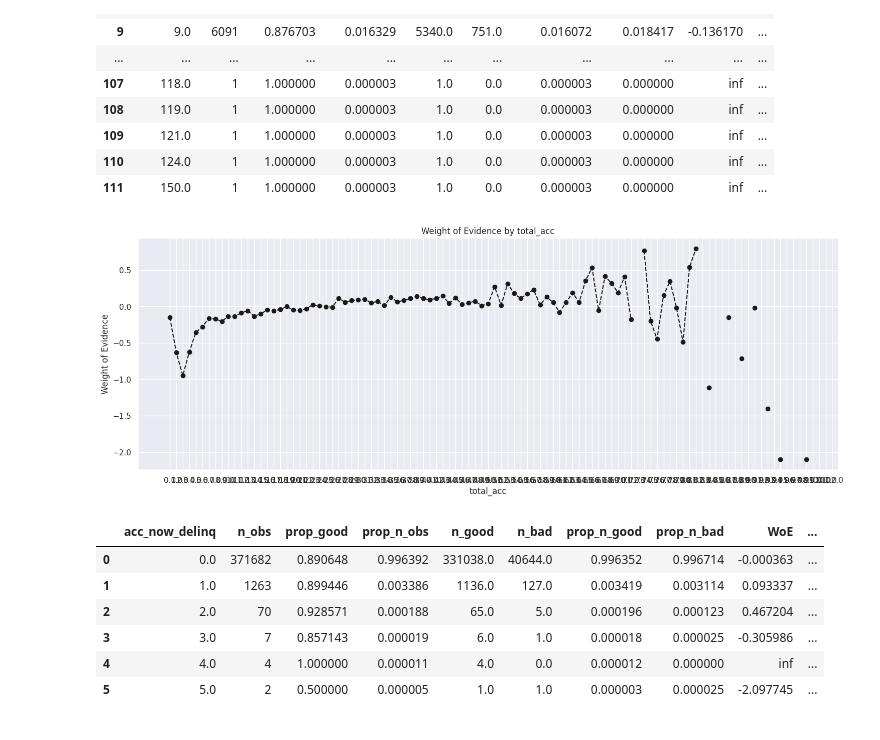
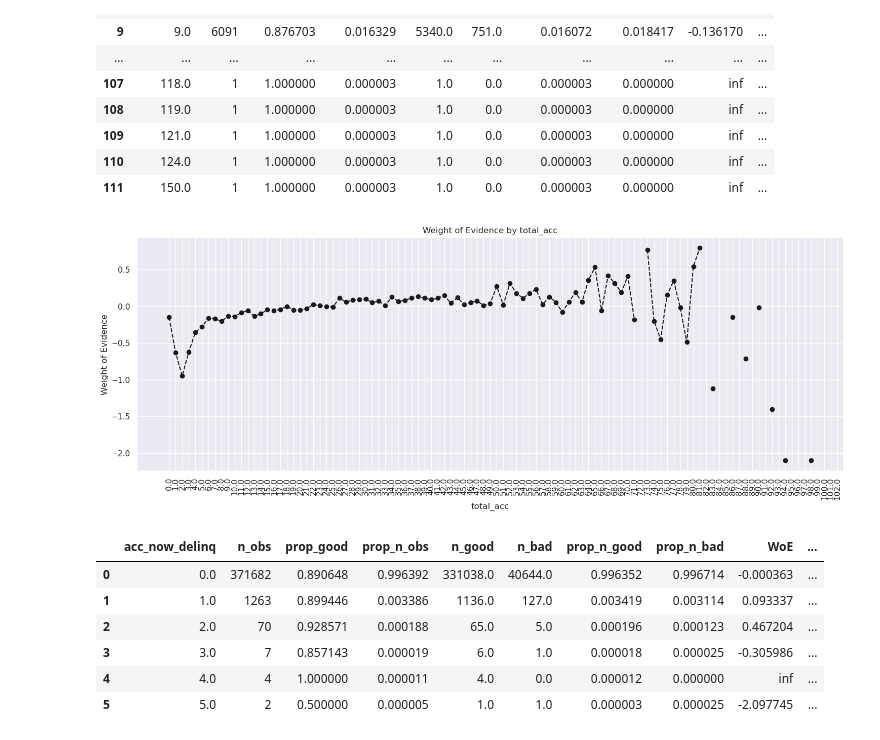
Before and after one commit to pbdanny/PythonProject, a Jupyter notebook: credit_risk_modeling/notebook/CreditRiskModeling_Preparation_4.ipynb, the cells around one changed output. Cells and saved outputs as stored; diff of their text form; code cells hidden in the pictures.

```diff
--- a/credit_risk_modeling/notebook/CreditRiskModeling_Preparation_4.ipynb
+++ b/credit_risk_modeling/notebook/CreditRiskModeling_Preparation_4.ipynb
@@ -933,6 +906,11 @@ df_temp
 plot_by_woe(df_temp)
 # %% [output]
 [figure]
+# %%
+df_inputs_prepr['inq_last_6mths:0'] = np.where((df_inputs_prepr['inq_last_6mths'] == 0), 1, 0)
+df_inputs_prepr['inq_last_6mths:1-2'] = np.where((df_inputs_prepr['inq_last_6mths'] >= 1) & (df_inputs_prepr['inq_last_6mths'] <= 2), 1, 0)
+df_inputs_prepr['inq_last_6mths:3-6'] = np.where((df_inputs_prepr['inq_last_6mths'] >= 3) & (df_inputs_prepr['inq_last_6mths'] <= 6), 1, 0)
+df_inputs_prepr['inq_last_6mths:>6'] = np.where((df_inputs_prepr['inq_last_6mths'] > 6), 1, 0)
 # %%
 df_temp = woe_ordered_continuous(df_inputs_prepr, "open_acc", df_targets_prepr)
 df_temp
@@ -961,3 +939,12 @@ plot_by_woe(df_temp)
+# %%
+df_inputs_prepr['open_acc:0'] = np.where((df_inputs_prepr['open_acc'] == 0), 1, 0)
+df_inputs_prepr['open_acc:1-3'] = np.where((df_inputs_prepr['open_acc'] >= 1) & (df_inputs_prepr['open_acc'] <= 3), 1, 0)
+df_inputs_prepr['open_acc:4-12'] = np.where((df_inputs_prepr['open_acc'] >= 4) & (df_inputs_prepr['open_acc'] <= 12), 1, 0)
+df_inputs_prepr['open_acc:13-17'] = np.where((df_inputs_prepr['open_acc'] >= 13) & (df_inputs_prepr['open_acc'] <= 17), 1, 0)
+df_inputs_prepr['open_acc:18-22'] = np.where((df_inputs_prepr['open_acc'] >= 18) & (df_inputs_prepr['open_acc'] <= 22), 1, 0)
+df_inputs_prepr['open_acc:23-25'] = np.where((df_inputs_prepr['open_acc'] >= 23) & (df_inputs_prepr['open_acc'] <= 25), 1, 0)
+df_inputs_prepr['open_acc:26-30'] = np.where((df_inputs_prepr['open_acc'] >= 26) & (df_inputs_prepr['open_acc'] <= 30), 1, 0)
+df_inputs_prepr['open_acc:>=31'] = np.where((df_inputs_prepr['open_acc'] >= 31), 1, 0)
 # %%
 df_temp = woe_ordered_continuous(df_inputs_prepr, "pub_rec", df_targets_prepr)
 df_temp
@@ -983,7 +970,13 @@ df_temp
 plot_by_woe(df_temp)
 # %% [output]
 [figure]
+# %%
+df_inputs_prepr['pub_rec:0-2'] = np.where((df_inputs_prepr['pub_rec'] >= 0) & (df_inputs_prepr['pub_rec'] <= 2), 1, 0)
+df_inputs_prepr['pub_rec:3-4'] = np.where((df_inputs_prepr['pub_rec'] >= 3) & (df_inputs_prepr['pub_rec'] <= 4), 1, 0)
+df_inputs_prepr['pub_rec:>=5'] = np.where((df_inputs_prepr['pub_rec'] >= 5), 1, 0)
 # %%
+df_inputs_prepr['total_acc_factor'] = pd.cut(df_inputs_prepr['total_acc'], 50)
+
 df_temp = woe_ordered_continuous(df_inputs_prepr, "total_acc", df_targets_prepr)
 df_temp
 # %% [output]
@@ -1005,6 +998,6 @@ df_temp
 | 110 | 124.0 | 1 | 1.000000 | 0.000003 | 1.0 | 0.0 | 0.000003 | 0.000000 | inf | ... |
 | 111 | 150.0 | 1 | 1.000000 | 0.000003 | 1.0 | 0.0 | 0.000003 | 0.000000 | inf | ... |
 # %%
-plot_by_woe(df_temp)
+plot_by_woe(df_temp, 90)
 # %% [output]
-[figure, old version]
+[figure, new version]
```
Also changed, not shown: parts of 13 cells of this notebook.
